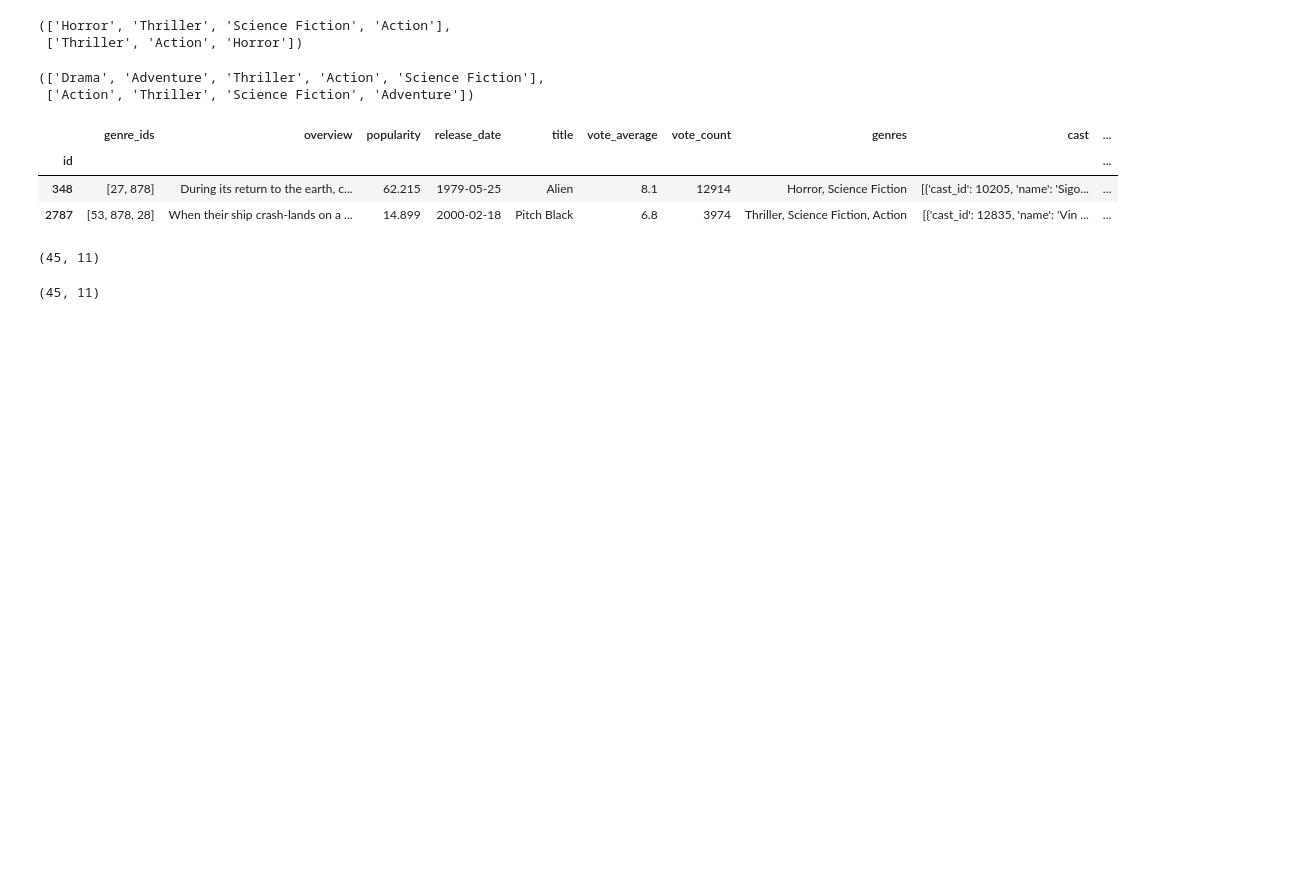
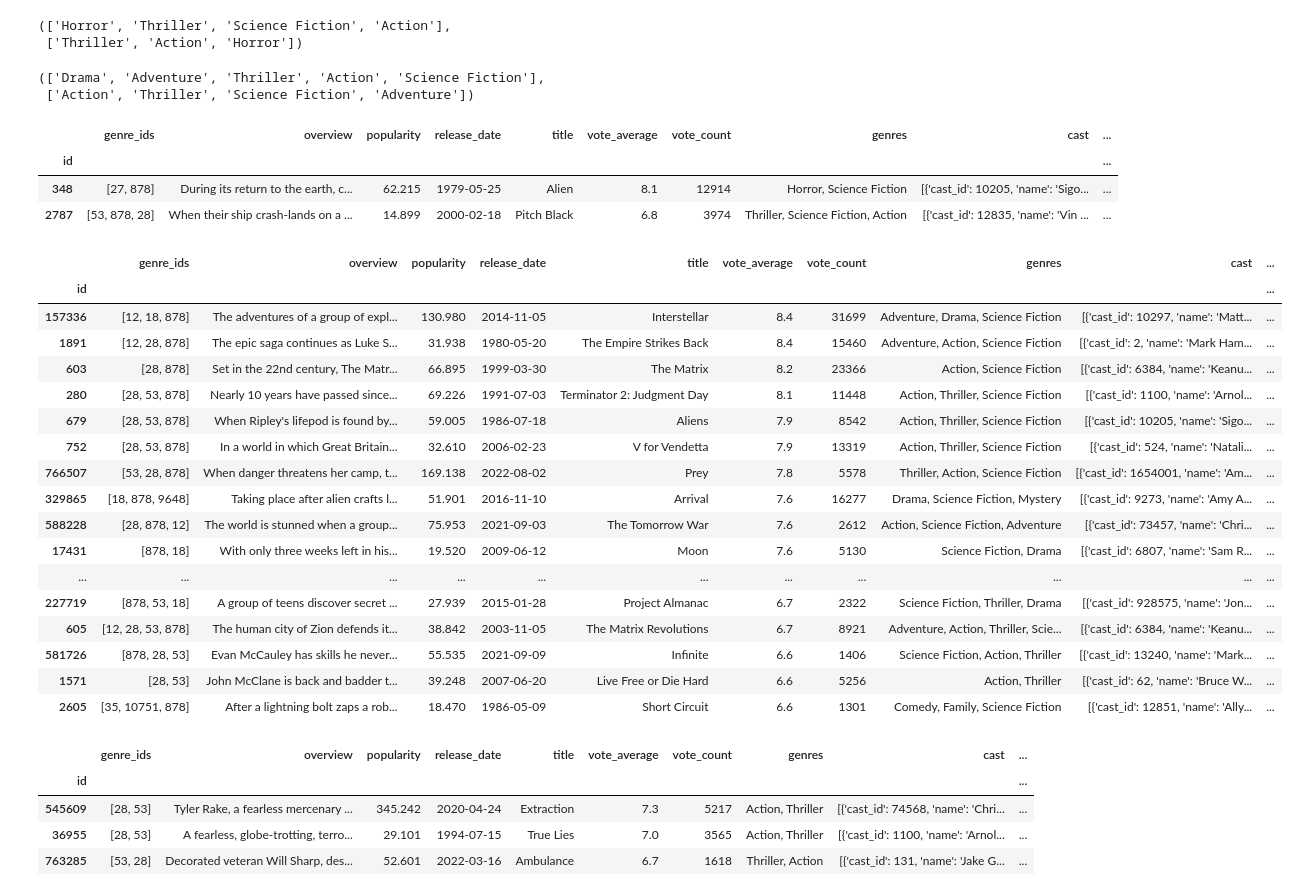
Before and after one commit to fadeeva/normal_projects, a Jupyter notebook: Popular_10000_movies_listed_on_TMDb/prsnt.ipynb, the cells around one changed output. Drawn from its saved outputs; the diff is of its cells as text; code cells hidden in the pictures; blank space fills up the shorter version.

Commit message:
reduce gernes

```diff
--- a/Popular_10000_movies_listed_on_TMDb/prsnt.ipynb
+++ b/Popular_10000_movies_listed_on_TMDb/prsnt.ipynb
@@ -820,11 +820,14 @@ class IWantToWatchSomethingLike:
     def show_recommendation(self, amount=10, sorted_by='vote_average', reduce_genres=False)->pd.DataFrame:
         recommendation = self.similar_movies.loc[self.idxs_cs]
 
-        if reduce_genres: # doesn't work properly
+        if reduce_genres:
             genres = Genres(self.like_df)
             genres_list = genres.reduce_genres()
-            s = VECTORS['genres'].loc[recommendation.index, genres_list].sum(axis=1)>0
-            recommendation = recommendation.loc[s[s].index]
+
+            s = VECTORS['genres'].loc[r.index]
+            s = s[s[list(set(GENRES)-set(genres_list))].sum(axis=1)==0][genres_list]
+
+            recommendation = recommendation.loc[s.index]
 
         if sorted_by in recommendation.columns and amount < recommendation.shape[0]:
             return recommendation.sort_values([sorted_by], ascending=False)[:amount]
@@ -858,13 +861,34 @@ what_to_watch.show_what_i_like()
 | 348 | [27, 878] | During its return to the earth, c... | 62.215 | 1979-05-25 | Alien | 8.1 | 12914 | Horror, Science Fiction | [{'cast_id': 10205, 'name': 'Sigo... | ... |
 | 2787 | [53, 878, 28] | When their ship crash-lands on a ... | 14.899 | 2000-02-18 | Pitch Black | 6.8 | 3974 | Thriller, Science Fiction, Action | [{'cast_id': 12835, 'name': 'Vin ... | ... |
 # %%
-what_to_watch.show_recommendation(amount=-1).shape
+what_to_watch.show_recommendation(amount=-1)
 # %% [output]
-(45, 11)
+|  | genre_ids | overview | popularity | release_date | title | vote_average | vote_count | genres | cast | ... |
+| id |  |  |  |  |  |  |  |  |  | ... |
+| 157336 | [12, 18, 878] | The adventures of a group of expl... | 130.980 | 2014-11-05 | Interstellar | 8.4 | 31699 | Adventure, Drama, Science Fiction | [{'cast_id': 10297, 'name': 'Matt... | ... |
+| 1891 | [12, 28, 878] | The epic saga continues as Luke S... | 31.938 | 1980-05-20 | The Empire Strikes Back | 8.4 | 15460 | Adventure, Action, Science Fiction | [{'cast_id': 2, 'name': 'Mark Ham... | ... |
+| 603 | [28, 878] | Set in the 22nd century, The Matr... | 66.895 | 1999-03-30 | The Matrix | 8.2 | 23366 | Action, Science Fiction | [{'cast_id': 6384, 'name': 'Keanu... | ... |
+| 280 | [28, 53, 878] | Nearly 10 years have passed since... | 69.226 | 1991-07-03 | Terminator 2: Judgment Day | 8.1 | 11448 | Action, Thriller, Science Fiction | [{'cast_id': 1100, 'name': 'Arnol... | ... |
+| 679 | [28, 53, 878] | When Ripley's lifepod is found by... | 59.005 | 1986-07-18 | Aliens | 7.9 | 8542 | Action, Thriller, Science Fiction | [{'cast_id': 10205, 'name': 'Sigo... | ... |
+| 752 | [28, 53, 878] | In a world in which Great Britain... | 32.610 | 2006-02-23 | V for Vendetta | 7.9 | 13319 | Action, Thriller, Science Fiction | [{'cast_id': 524, 'name': 'Natali... | ... |
+| 766507 | [53, 28, 878] | When danger threatens her camp, t... | 169.138 | 2022-08-02 | Prey | 7.8 | 5578 | Thriller, Action, Science Fiction | [{'cast_id': 1654001, 'name': 'Am... | ... |
+| 329865 | [18, 878, 9648] | Taking place after alien crafts l... | 51.901 | 2016-11-10 | Arrival | 7.6 | 16277 | Drama, Science Fiction, Mystery | [{'cast_id': 9273, 'name': 'Amy A... | ... |
+| 588228 | [28, 878, 12] | The world is stunned when a group... | 75.953 | 2021-09-03 | The Tomorrow War | 7.6 | 2612 | Action, Science Fiction, Adventure | [{'cast_id': 73457, 'name': 'Chri... | ... |
+| 17431 | [878, 18] | With only three weeks left in his... | 19.520 | 2009-06-12 | Moon | 7.6 | 5130 | Science Fiction, Drama | [{'cast_id': 6807, 'name': 'Sam R... | ... |
+| ... | ... | ... | ... | ... | ... | ... | ... | ... | ... | ... |
+| 227719 | [878, 53, 18] | A group of teens discover secret ... | 27.939 | 2015-01-28 | Project Almanac | 6.7 | 2322 | Science Fiction, Thriller, Drama | [{'cast_id': 928575, 'name': 'Jon... | ... |
+| 605 | [12, 28, 53, 878] | The human city of Zion defends it... | 38.842 | 2003-11-05 | The Matrix Revolutions | 6.7 | 8921 | Adventure, Action, Thriller, Scie... | [{'cast_id': 6384, 'name': 'Keanu... | ... |
+| 581726 | [878, 28, 53] | Evan McCauley has skills he never... | 55.535 | 2021-09-09 | Infinite | 6.6 | 1406 | Science Fiction, Action, Thriller | [{'cast_id': 13240, 'name': 'Mark... | ... |
+| 1571 | [28, 53] | John McClane is back and badder t... | 39.248 | 2007-06-20 | Live Free or Die Hard | 6.6 | 5256 | Action, Thriller | [{'cast_id': 62, 'name': 'Bruce W... | ... |
+| 2605 | [35, 10751, 878] | After a lightning bolt zaps a rob... | 18.470 | 1986-05-09 | Short Circuit | 6.6 | 1301 | Comedy, Family, Science Fiction | [{'cast_id': 12851, 'name': 'Ally... | ... |
 # %%
-what_to_watch.show_recommendation(amount=-1, reduce_genres=True).shape
+what_to_watch.show_recommendation(amount=-1, reduce_genres=True)
 # %% [output]
-(45, 11)
+|  | genre_ids | overview | popularity | release_date | title | vote_average | vote_count | genres | cast | ... |
+| id |  |  |  |  |  |  |  |  |  | ... |
+| 545609 | [28, 53] | Tyler Rake, a fearless mercenary ... | 345.242 | 2020-04-24 | Extraction | 7.3 | 5217 | Action, Thriller | [{'cast_id': 74568, 'name': 'Chri... | ... |
+| 36955 | [28, 53] | A fearless, globe-trotting, terro... | 29.101 | 1994-07-15 | True Lies | 7.0 | 3565 | Action, Thriller | [{'cast_id': 1100, 'name': 'Arnol... | ... |
+| 763285 | [53, 28] | Decorated veteran Will Sharp, des... | 52.601 | 2022-03-16 | Ambulance | 6.7 | 1618 | Thriller, Action | [{'cast_id': 131, 'name': 'Jake G... | ... |
 # %%
 # will delete it later
 
```
Also changed, not shown: parts of 4 cells of this notebook.
